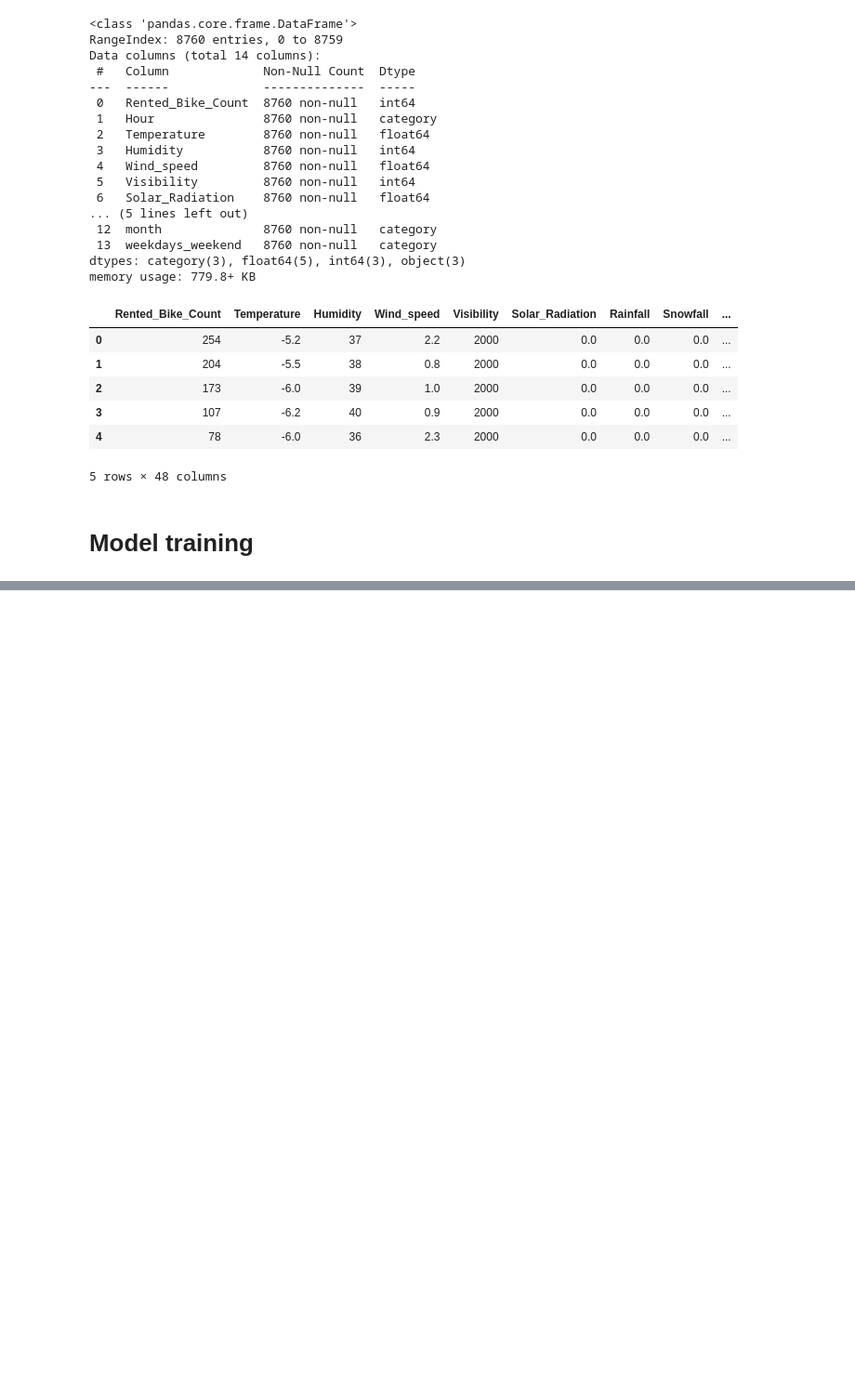
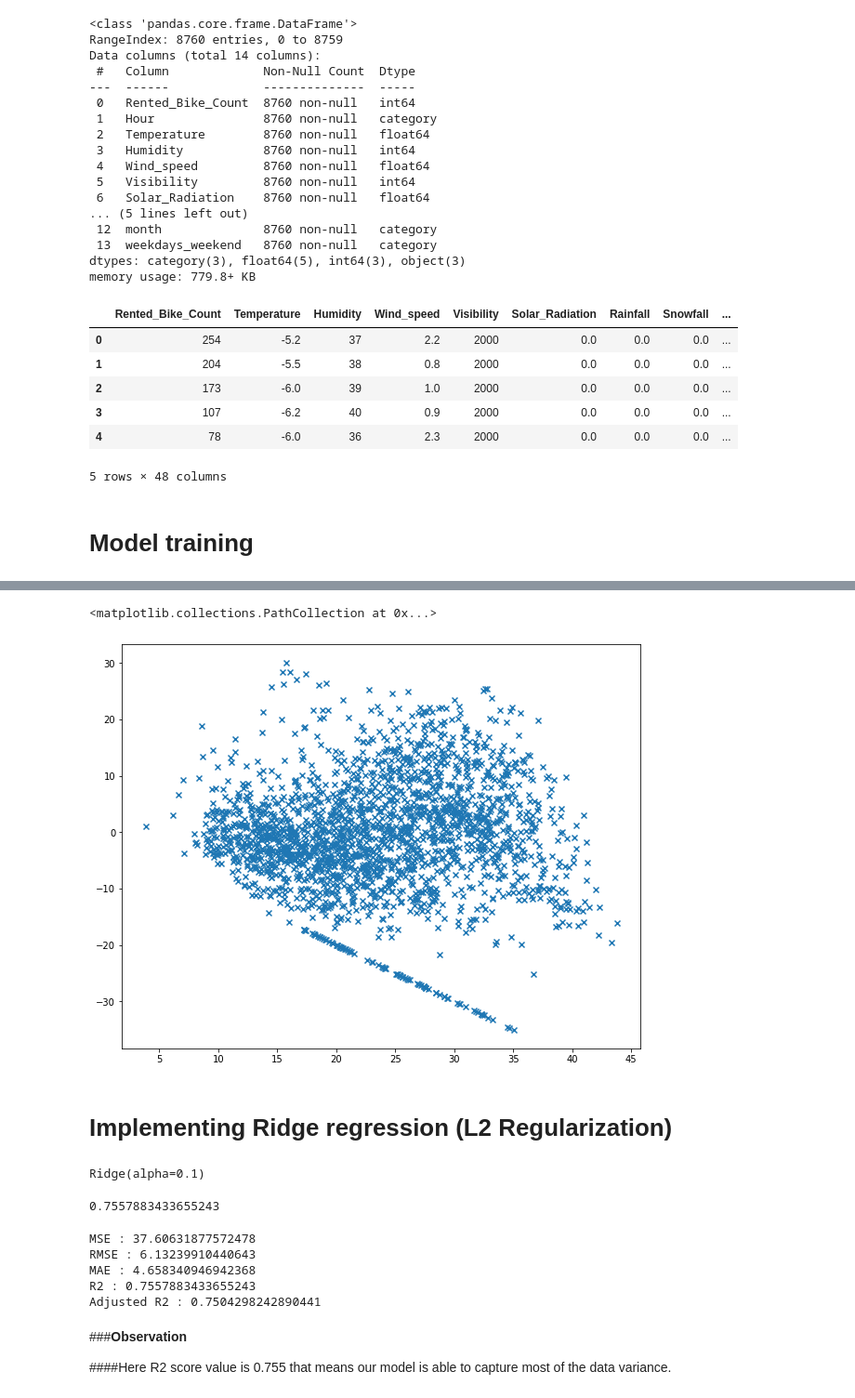
Before and after one commit to AnkitWalde/Bike-Sharing-Demand-Prediction, a Jupyter notebook: Bike_Sharing_Demand_Prediction_Capstone_Project_ipynb_Capstone_Project.ipynb, the cells around one changed output, grey strips where cells are left out. Shown at 93% size. Saved outputs shown, nothing was run; the diff lists cells and outputs as text; code cells hidden in the pictures; blank space fills up the shorter version.

```diff
--- a/Bike_Sharing_Demand_Prediction_Capstone_Project_ipynb_Capstone_Project.ipynb
+++ b/Bike_Sharing_Demand_Prediction_Capstone_Project_ipynb_Capstone_Project.ipynb
@@ -534,0 +819,22 @@ df1.head()
+# %%
+#Checking Heteroscadacity
+plt.figure(figsize=(10,8))
+plt.scatter((y_pred_test_lasso),(y_test)-(y_pred_test_lasso),marker='x')
+# %% [output]
+<matplotlib.collections.PathCollection at 0x...>
+[figure, added]
+# %% [markdown]
+#  **Implementing Ridge regression (L2 Regularization)**
+# %%
+# Initalizing ridge regression
+ridge = Ridge(alpha = 0.1)
+
+ridge.fit(X_train,y_train)
+# %% [output]
+Ridge(alpha=0.1)
+# %%
+#checking score
+
+ridge.score(X_train,y_train)
+# %% [output]
+0.7557883433655243
@@ -534,0 +846,32 @@ df1.head()
+# %%
+# Calculating Performance Metrics for train data
+
+# 1. MSE
+MSE = mean_squared_error((y_train), (y_pred_train_ridge))
+print('MSE :',MSE)
+
+# 2. RSME
+RMSE = np.sqrt(MSE)
+print("RMSE :",RMSE)
+
+#3. MAE
+MAE = mean_absolute_error((y_train), (y_pred_train_ridge))
+print('MAE :', MAE)
+
+# R2
+R2 = r2_score((y_train), (y_pred_train_ridge))
+print('R2 :', R2)
+
+# Adjusted R2
+Adj_R2 = (1-(1-r2_score(y_train, y_pred_train_ridge))*((X_test.shape[0]-1)/(X_test.shape[0]-X_test.shape[1]-1)))
+print( 'Adjusted R2 :', Adj_R2)
+# %% [output]
+MSE : 37.60631877572478
+RMSE : 6.13239910440643
+MAE : 4.658340946942368
+R2 : 0.7557883433655243
+Adjusted R2 : 0.7504298242890441
+# %% [markdown]
+###**Observation**
+
+####Here R2 score value is 0.755 that means our model is able to capture most of the data variance.
```
Also changed, not shown: parts of 55 cells of this notebook.
